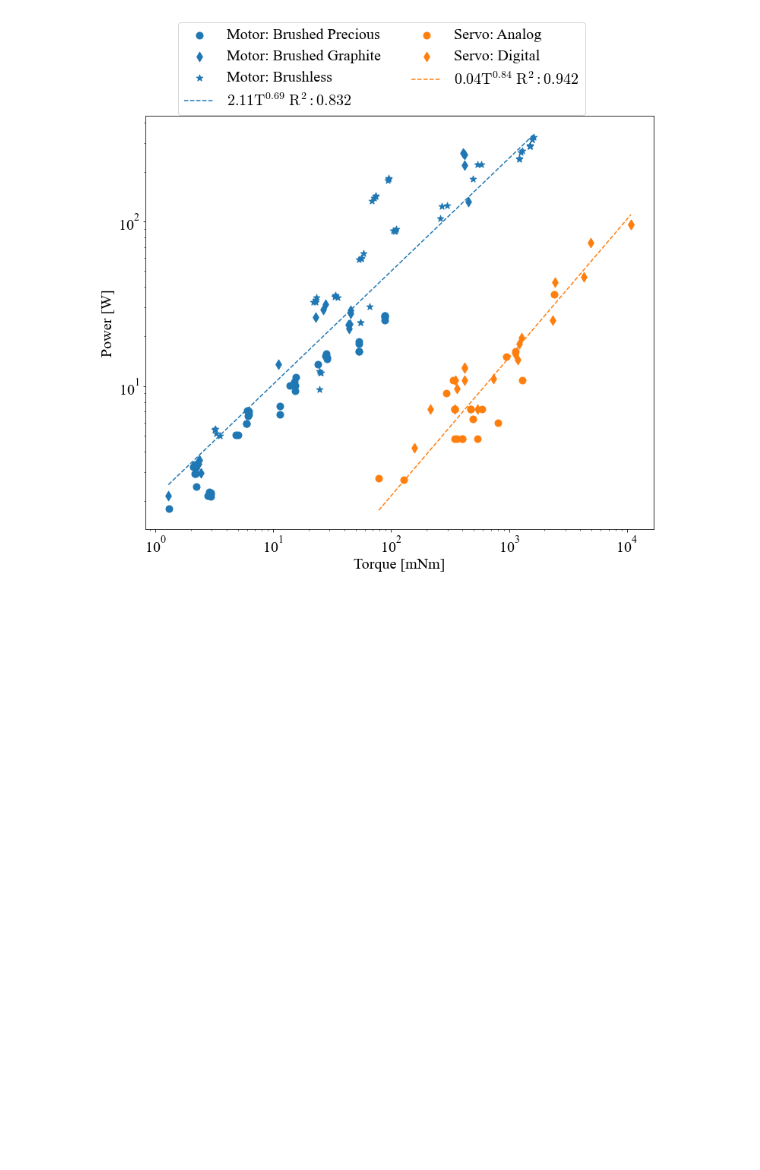
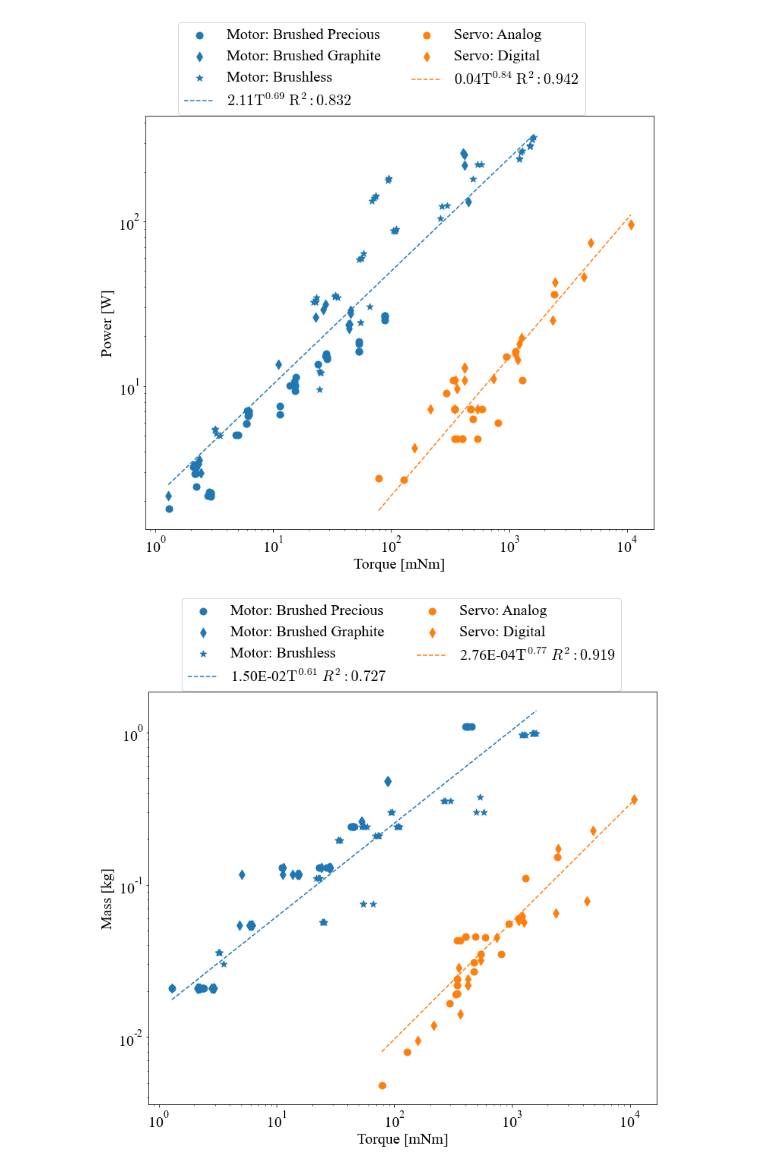
Before and after one commit to michaelcoe/Cost-of-Transport-Estimation, a Jupyter notebook: motor_scaling/motor_scaling.ipynb, the cells around one changed output. Cells and saved outputs as stored; diff of their text form; code cells hidden in the pictures; blank space fills up the shorter version.

```diff
--- a/motor_scaling/motor_scaling.ipynb
+++ b/motor_scaling/motor_scaling.ipynb
@@ -256,3 +256,57 @@ ax4.legend(ncol=2, loc=2, bbox_to_anchor=(0.05, 1.245))
 fig4.savefig('motor_torque_power.pdf', facecolor='w', dpi=300, bbox_inches='tight')
 # %% [output]
 [figure]
+# %%
+fig5, ax5 = plt.subplots(figsize=(12,10), facecolor='w')
+types = maxon_df['Type'].unique()
+mapping = ['Brushed Precious', 'Brushed Graphite', 'Brushless']
+markers = ['o', 'd', '*']
+colors = ['tab:blue', 'tab:orange', 'tab:green']
+
+maxon_df.sort_values(by=['Nominal Torque [mNm]'], inplace=True)
+servo_df.sort_values(by=['Torque [mNm]'], inplace=True)
+
+model = PowerLawModel(prefix='p_')
+pars = model.guess(maxon_df['Nominal Torque [mNm]'].values, x=maxon_df['Weight [kg]'].values)
+pars['p_amplitude'].set(value=1e-3, min=1e-4, max=0.015)
+pars['p_exponent'].set(value=0.75, min=0.61, max=0.9)
+
+maxon_fit = model.fit(maxon_df['Nominal Torque [mNm]'].values, pars, x=maxon_df['Weight [kg]'].values)
+
+pars = model.guess(servo_df['Weight [kg]'].values, x=servo_df['Torque [mNm]'].values)
+pars['p_amplitude'].set(value=1e-4, min=1e-5, max=0.1)
+pars['p_exponent'].set(value=1.0, min=0.5, max=5.0)
+
+servo_fit = model.fit(servo_df['Weight [kg]'].values, pars, x=servo_df['Torque [mNm]'].values)
+
+r_squared = np.array([calc_rsquared(maxon_df['Nominal Torque [mNm]'].values, maxon_df['Weight [kg]'].values, maxon_fit.params['p_amplitude'], maxon_fit.params['p_exponent']),
+                      calc_rsquared(servo_df['Torque [mNm]'].values, servo_df['Weight [kg]'].values, servo_fit.params['p_amplitude'], servo_fit.params['p_exponent'])])
+
+dx = np.linspace(0.1, 1.0, 20)
+for i, case in enumerate(types):
+    df = maxon_df[maxon_df['Type']==case].copy()
+    df.sort_values(by=['Nominal Torque [mNm]'], inplace=True)
+
+    ax5.scatter(df['Nominal Torque [mNm]'], df['Weight [kg]'], marker=markers[i], color='C0', label='Motor: ' + mapping[i])
+
+ax5.plot(maxon_df['Nominal Torque [mNm]'].values, maxon_fit.params['p_amplitude'].value*maxon_df['Nominal Torque [mNm]'].values**maxon_fit.params['p_exponent'].value, 'C0' + '--', label='{:.2E}'.format(maxon_fit.params['p_amplitude'].value) +
+        '$\mathrm{T}^{' + str(np.round(maxon_fit.params['p_exponent'].value, 2)) + '}\;R^2: ' + str(np.round(r_squared[0], 3)) + '}$')
+
+servo_types = servo_df['Circuit'].unique()
+for i, case in enumerate(servo_types):
+    df = servo_df[servo_df['Circuit']==case].copy()
+    df.sort_values(by=['Torque [mNm]'], inplace=True)
+    ax5.scatter(df['Torque [mNm]'], df['Weight [kg]'], marker=markers[i], color='C1', label='Servo: ' + case)
+
+
+ax5.plot(servo_df['Torque [mNm]'].values, servo_fit.params['p_amplitude'].value*servo_df['Torque [mNm]'].values**servo_fit.params['p_exponent'].value, 'C1' + '--', label='{:.2E}'.format(servo_fit.params['p_amplitude'].value) +
+        '$\mathrm{T}^{' + str(np.round(servo_fit.params['p_exponent'].value, 2)) + '}\;R^2: ' + str(np.round(r_squared[1], 3)) + '}$')
+
+ax5.set_ylabel('Mass [kg]')
+ax5.set_xlabel('Torque [mNm]')
+ax5.set_yscale('log')
+ax5.set_xscale('log')
+ax5.legend(ncol=2, loc=2, bbox_to_anchor=(0.05, 1.245))
+fig5.savefig('motor_mass_torque.pdf', facecolor='w', dpi=300, bbox_inches='tight')
+# %% [output]
+[figure, added]
```
Also changed, not shown: 10 other files.
